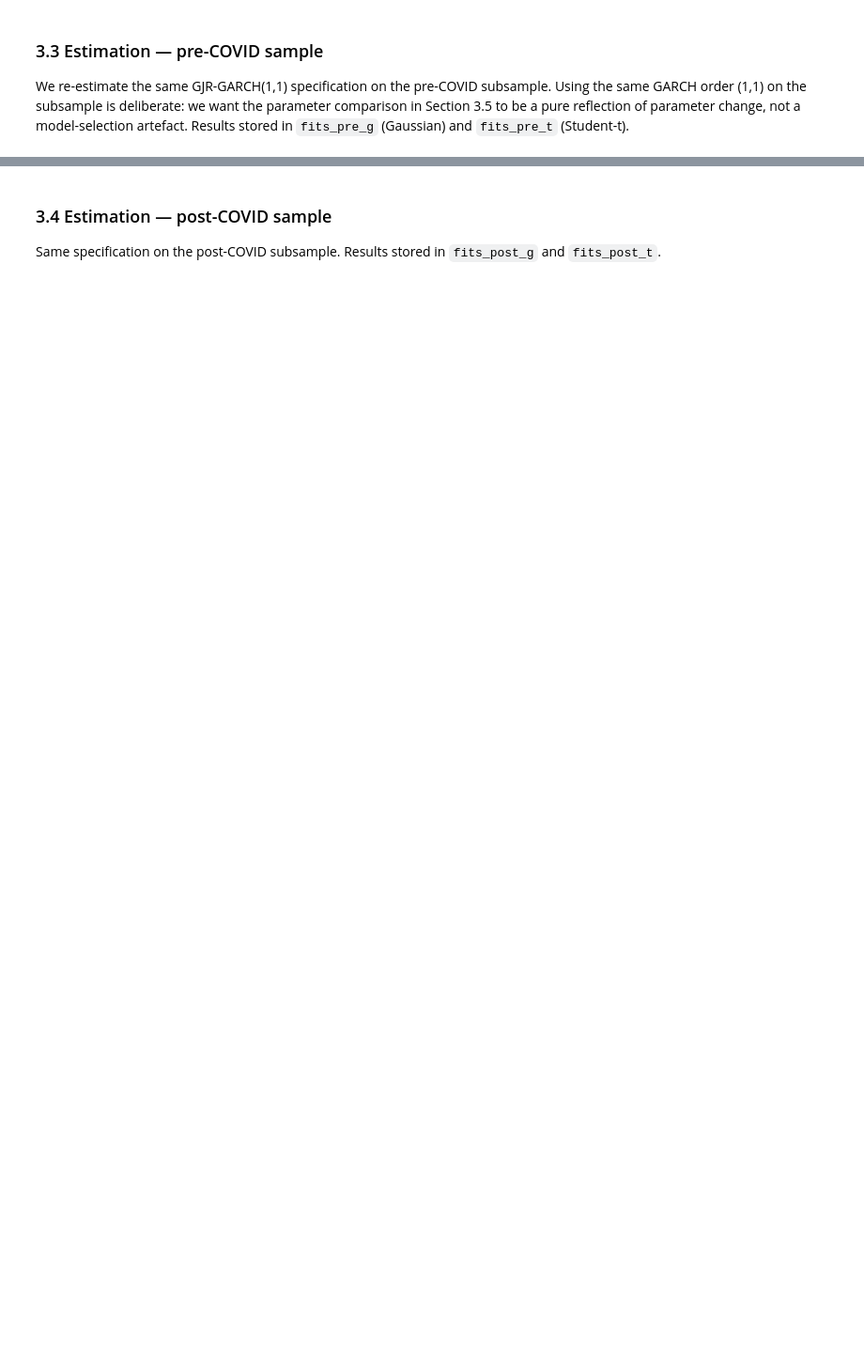
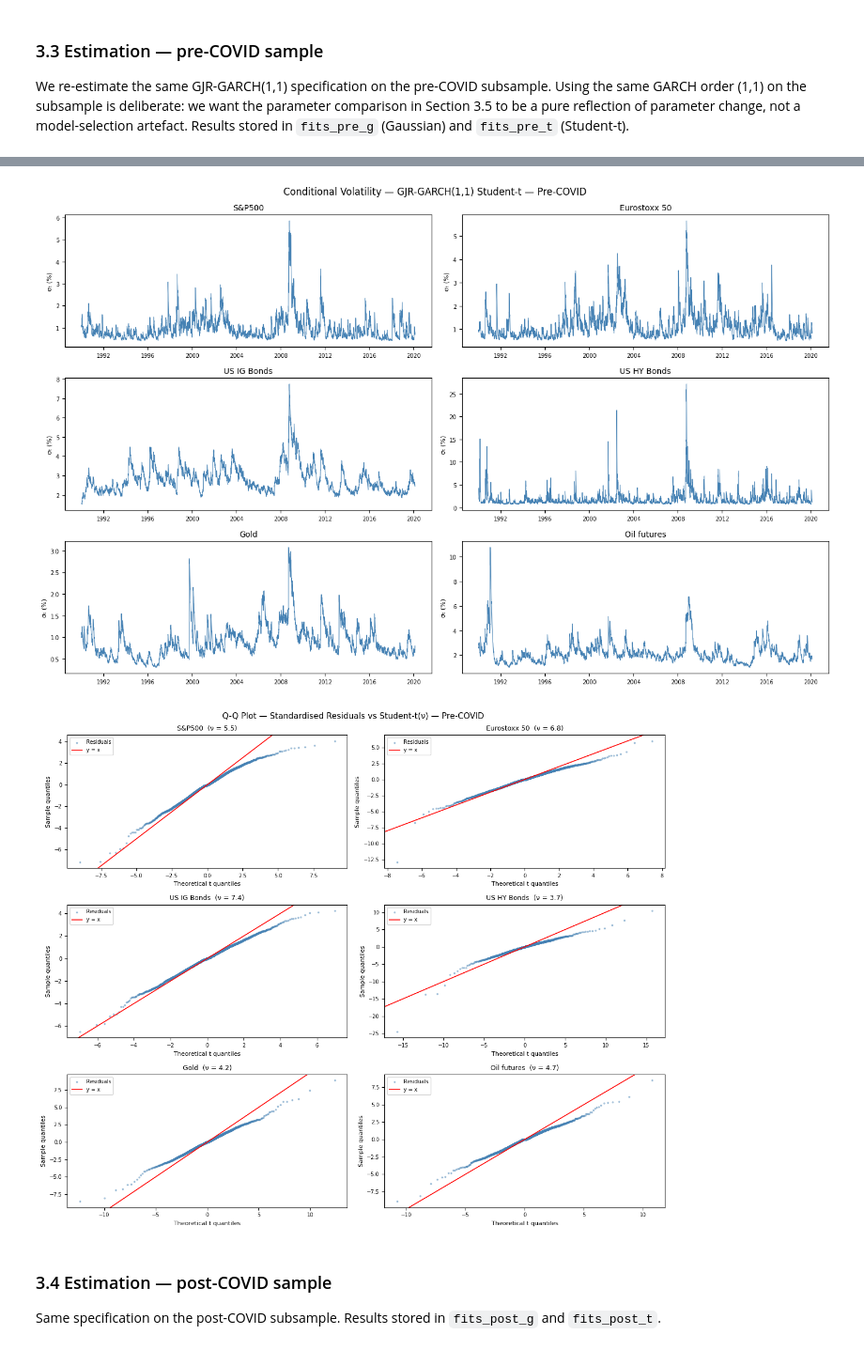
Before and after one commit to Altankaragulle/Emif_Risk_Structure_Covid, a Jupyter notebook: Notebook_Project_2.ipynb, the cells around one changed output, grey strips where cells are left out. Shown at 94% size. Saved outputs shown, nothing was run; the diff lists cells and outputs as text; code cells hidden in the pictures; blank space fills up the shorter version.

```diff
--- a/Notebook_Project_2.ipynb
+++ b/Notebook_Project_2.ipynb
@@ -963,39 +1173,43 @@ for i, col in enumerate(ASSETS):
     ax      = axes[i]
     idx     = pre[col].dropna().index
     sigma_t = np.sqrt(fits_pre_t[col]["sigma2"])
+    idx_t   = idx[-len(sigma_t):]
 
-    ax.plot(idx, sigma_t, color="steelblue", linewidth=0.8)
+    ax.plot(idx_t, sigma_t, color="steelblue", linewidth=0.8)
     ax.set_title(col, fontsize=10)
     ax.set_ylabel("σₜ (%)", fontsize=8)
     ax.tick_params(labelsize=7)
 
 plt.suptitle("Conditional Volatility — GJR-GARCH(1,1) Student-t — Pre-COVID", fontsize=12)
 plt.tight_layout()
 plt.show()
 
 # Q-Q plots — pre-COVID (fit=False so reference line is the true y=x identity)
 fig, axes = plt.subplots(3, 2, figsize=(12, 10))
 axes = axes.flatten()
 
 for i, col in enumerate(ASSETS):
     ax  = axes[i]
     fit = fits_pre_t[col]
     z   = fit["z"]
     nu  = fit["params"].get("nu", 10)
 
     osm, osr = probplot(z, dist=t_dist, sparams=(nu,), fit=False)
 
     ax.scatter(osm, osr, s=3, alpha=0.4, color="steelblue", label="Residuals")
     ax.axline((0, 0), slope=1, color="red", linewidth=1.2, label="y = x")
     ax.set_title(f"{col}  (ν = {nu:.1f})", fontsize=9)
     ax.set_xlabel("Theoretical t quantiles", fontsize=8)
     ax.set_ylabel("Sample quantiles", fontsize=8)
     ax.legend(fontsize=7)
     ax.tick_params(labelsize=7)
 
 plt.suptitle("Q-Q Plot — Standardised Residuals vs Student-t(ν) — Pre-COVID", fontsize=11)
 plt.tight_layout()
 plt.show()
+# %% [output]
+[figure, added]
+[figure, added]
 # %% [markdown]
 ### 3.4 Estimation — post-COVID sample
 
```
Also changed, not shown: parts of 24 cells of this notebook.
